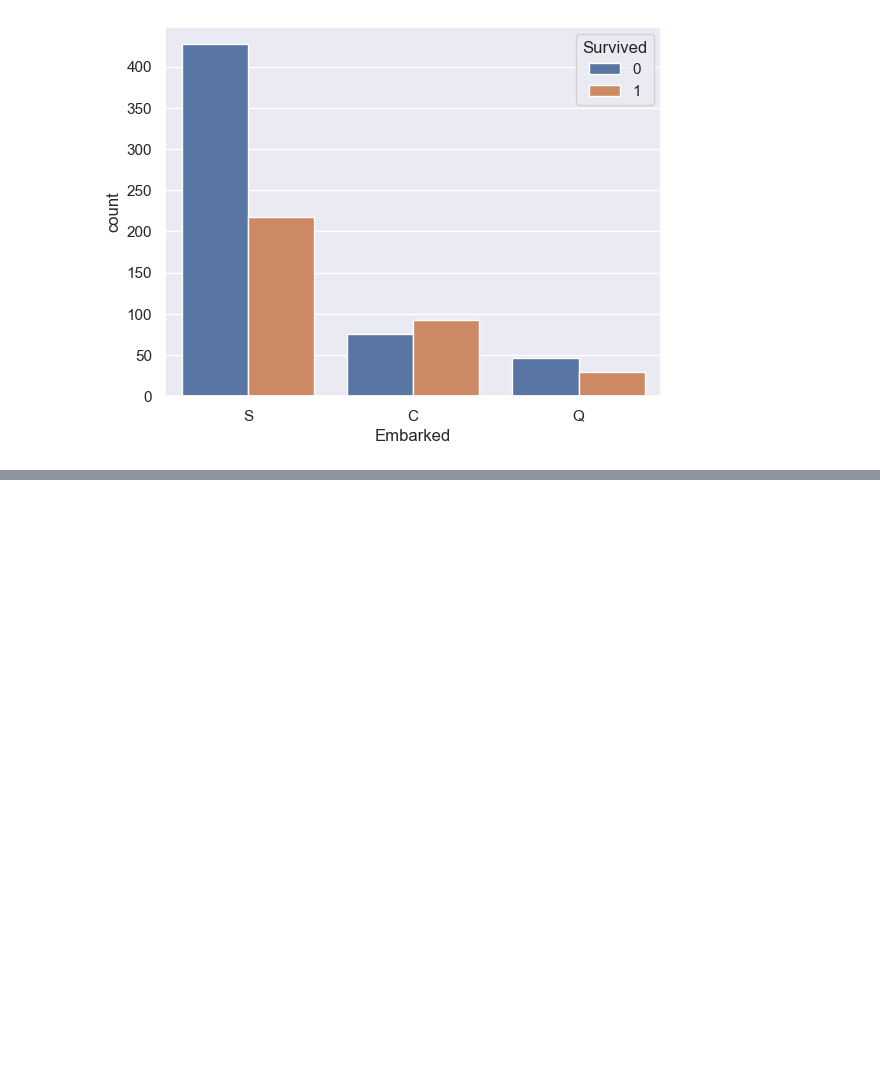
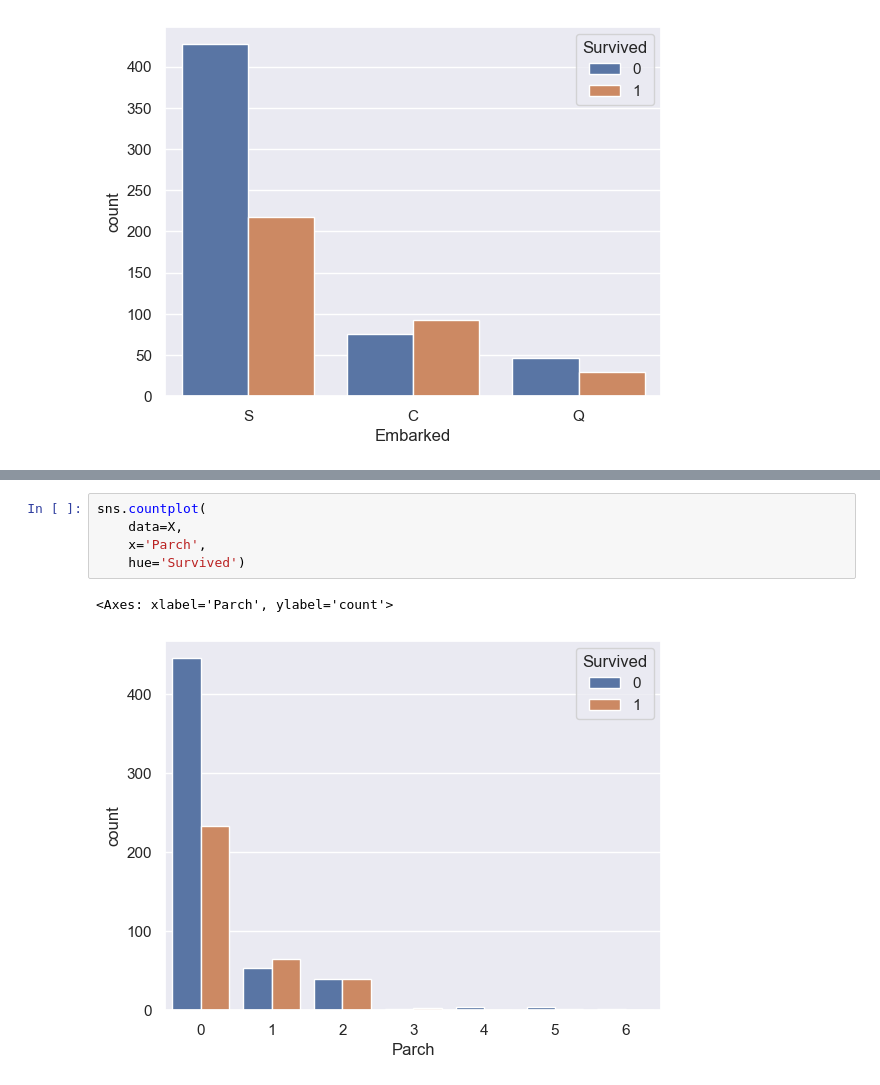
Before and after one commit to ColmKennedy/Titanic-Kaggle, a Jupyter notebook: eda.ipynb, the cells around one changed output, grey strips where cells are left out. Saved outputs shown, nothing was run; the diff lists cells and outputs as text; blank space fills up the shorter version.

```diff
--- a/eda.ipynb
+++ b/eda.ipynb
@@ -231,0 +312,8 @@ sns.countplot(
+# %%
+sns.countplot(
+    data=X,
+    x='Parch',
+    hue='Survived')
+# %% [output]
+<Axes: xlabel='Parch', ylabel='count'>
+[figure, added]
```
Also changed, not shown: parts of 14 cells of this notebook, 1 other file.
